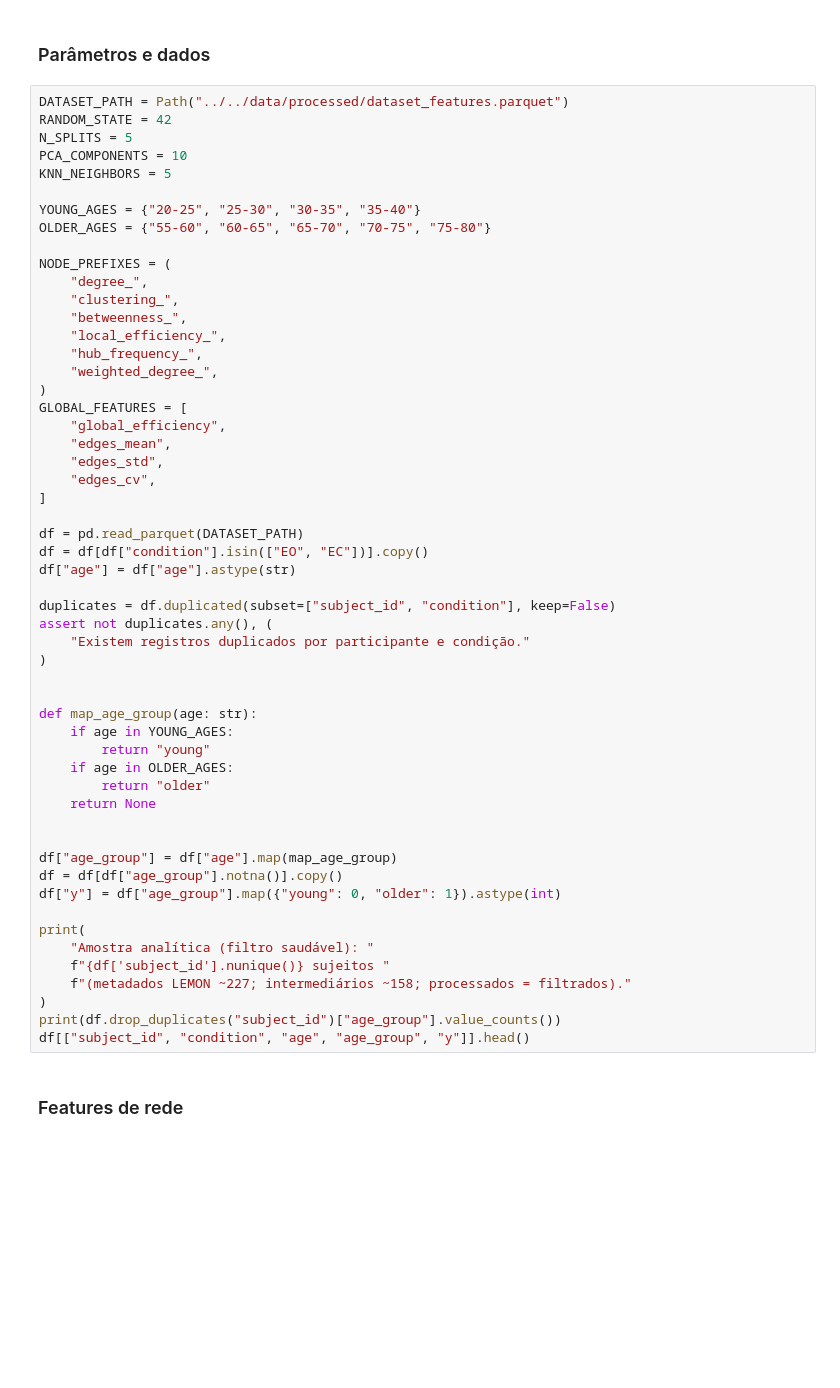
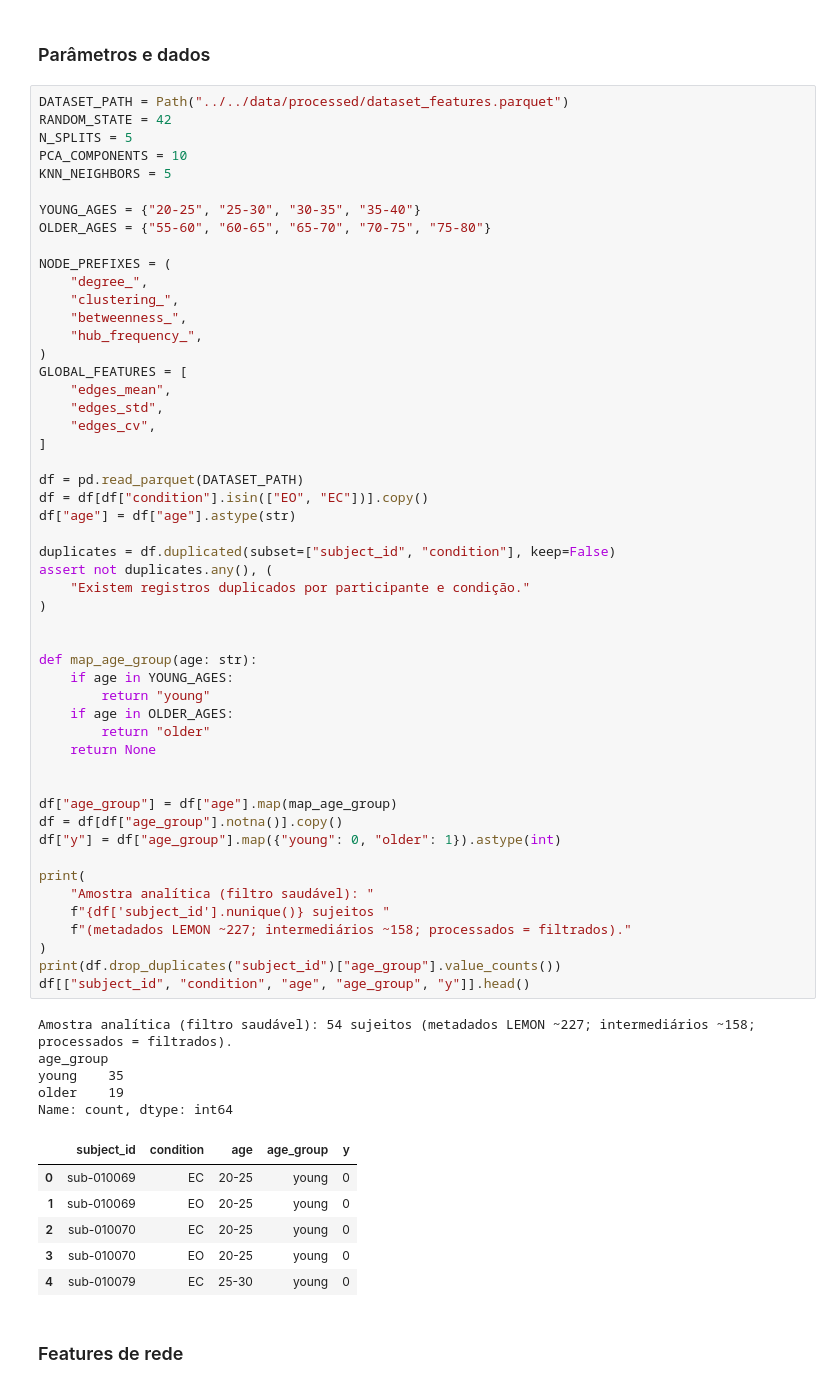
Before and after one commit to annesantos1990/TCC, a Jupyter notebook: notebook/03_classification/07_ml_age_classification.ipynb, the cells around one changed output. Saved outputs shown, nothing was run; the diff lists cells and outputs as text; blank space fills up the shorter version.

```diff
--- a/notebook/03_classification/07_ml_age_classification.ipynb
+++ b/notebook/03_classification/07_ml_age_classification.ipynb
@@ -53,12 +53,9 @@ NODE_PREFIXES = (
     "degree_",
     "clustering_",
     "betweenness_",
-    "local_efficiency_",
     "hub_frequency_",
-    "weighted_degree_",
 )
 GLOBAL_FEATURES = [
-    "global_efficiency",
     "edges_mean",
     "edges_std",
     "edges_cv",
@@ -66,33 +63,45 @@ GLOBAL_FEATURES = [
 
 df = pd.read_parquet(DATASET_PATH)
 df = df[df["condition"].isin(["EO", "EC"])].copy()
 df["age"] = df["age"].astype(str)
 
 duplicates = df.duplicated(subset=["subject_id", "condition"], keep=False)
 assert not duplicates.any(), (
     "Existem registros duplicados por participante e condição."
 )
 
 
 def map_age_group(age: str):
     if age in YOUNG_AGES:
         return "young"
     if age in OLDER_AGES:
         return "older"
     return None
 
 
 df["age_group"] = df["age"].map(map_age_group)
 df = df[df["age_group"].notna()].copy()
 df["y"] = df["age_group"].map({"young": 0, "older": 1}).astype(int)
 
 print(
     "Amostra analítica (filtro saudável): "
     f"{df['subject_id'].nunique()} sujeitos "
     f"(metadados LEMON ~227; intermediários ~158; processados = filtrados)."
 )
 print(df.drop_duplicates("subject_id")["age_group"].value_counts())
 df[["subject_id", "condition", "age", "age_group", "y"]].head()
+# %% [output]
+Amostra analítica (filtro saudável): 54 sujeitos (metadados LEMON ~227; intermediários ~158; processados = filtrados).
+age_group
+young    35
+older    19
+Name: count, dtype: int64
+|  | subject_id | condition | age | age_group | y |
+| 0 | sub-010069 | EC | 20-25 | young | 0 |
+| 1 | sub-010069 | EO | 20-25 | young | 0 |
+| 2 | sub-010070 | EC | 20-25 | young | 0 |
+| 3 | sub-010070 | EO | 20-25 | young | 0 |
+| 4 | sub-010079 | EC | 25-30 | young | 0 |
 # %% [markdown]
 ### Features de rede
 # %%
```
Also changed, not shown: parts of 8 cells of this notebook, 2 other files.
